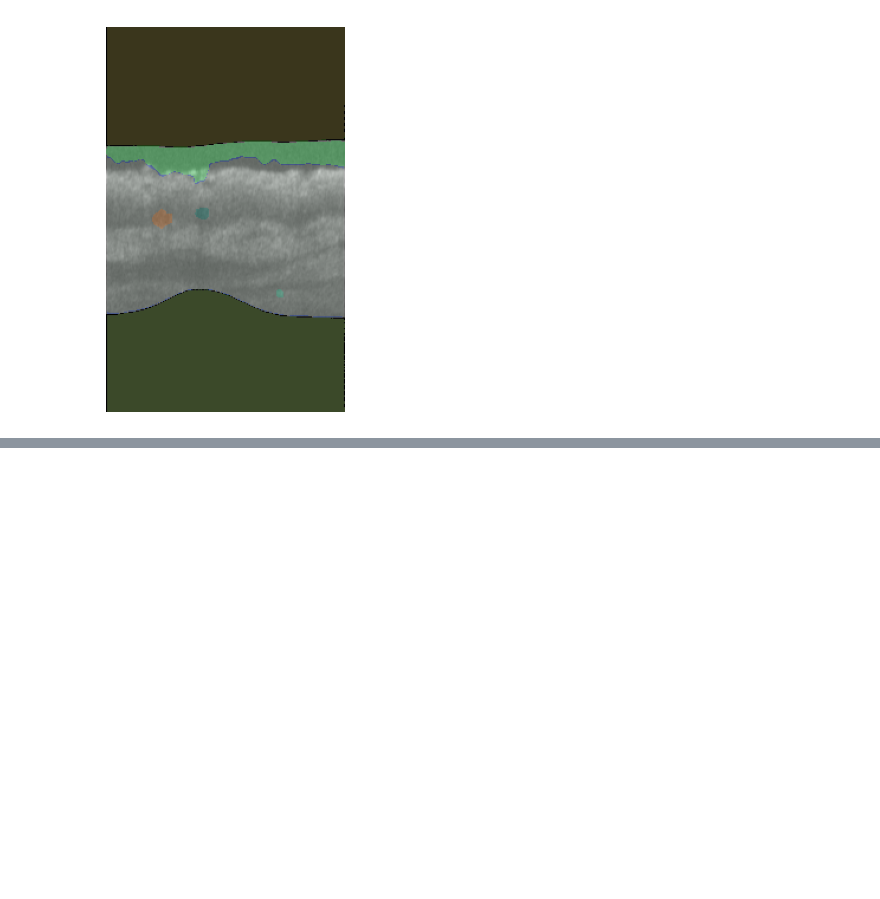
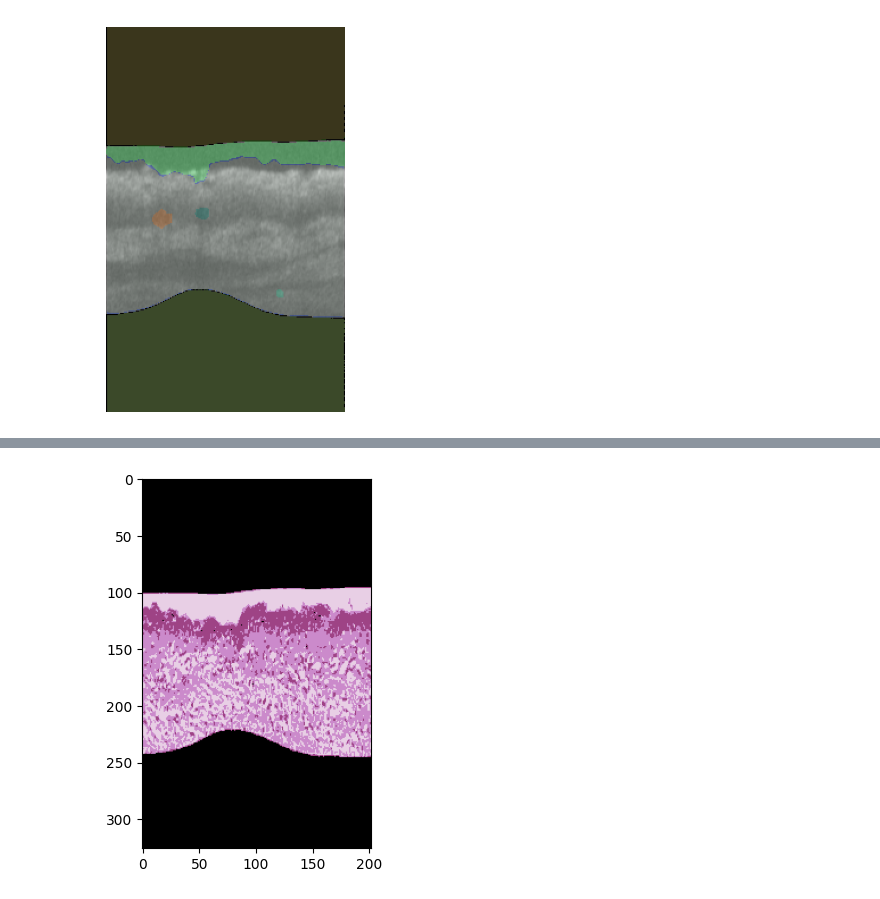
Before and after one commit to WinetraubLab/zero_shot_segmentation, a Jupyter notebook: zero_shot_segmentation_oct.ipynb, the cells around one changed output, grey strips where cells are left out. Saved outputs shown, nothing was run; the diff lists cells and outputs as text; code cells hidden in the pictures; blank space fills up the shorter version.

```diff
--- a/zero_shot_segmentation_oct.ipynb
+++ b/zero_shot_segmentation_oct.ipynb
@@ -234,0 +235,35 @@ showImg(cropped_copy)
+# %%
+import cv2
+import numpy as np
+
+# Load your color image
+image = virtual_histology_image_resized
+
+# Reshape the image to a 2D array of pixels
+pixels = image.reshape((-1, 3))
+
+# Convert to float32
+pixels = np.float32(pixels)
+
+# Define the number of clusters (colors) you want
+num_clusters = 4
+
+# Define criteria for k-means algorithm convergence
+criteria = (cv2.TERM_CRITERIA_EPS + cv2.TERM_CRITERIA_MAX_ITER, 100, 0.2)
+
+# Apply k-means clustering
+_, labels, centers = cv2.kmeans(pixels, num_clusters, None, criteria, 10, cv2.KMEANS_RANDOM_CENTERS)
+
+# Convert the centers to 8-bit values
+centers = np.uint8(centers)
+
+# Map each pixel to its corresponding cluster center
+quantized_image = centers[labels.flatten()]
+
+# Reshape the quantized image back to its original shape
+quantized_image = quantized_image.reshape(image.shape)
+
+# Display the quantized image
+showImg(quantized_image)
+# %% [output]
+[figure, added]
```
Also changed, not shown: parts of 6 cells of this notebook.
